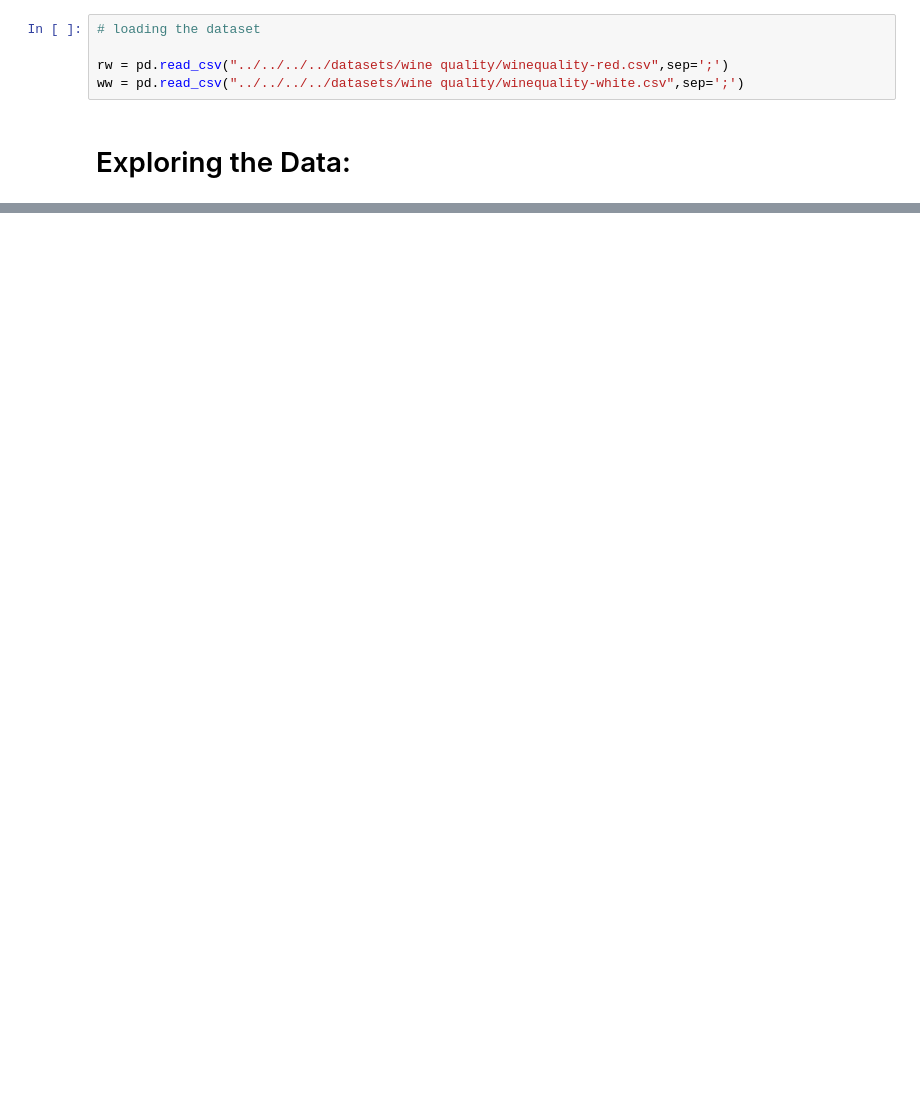
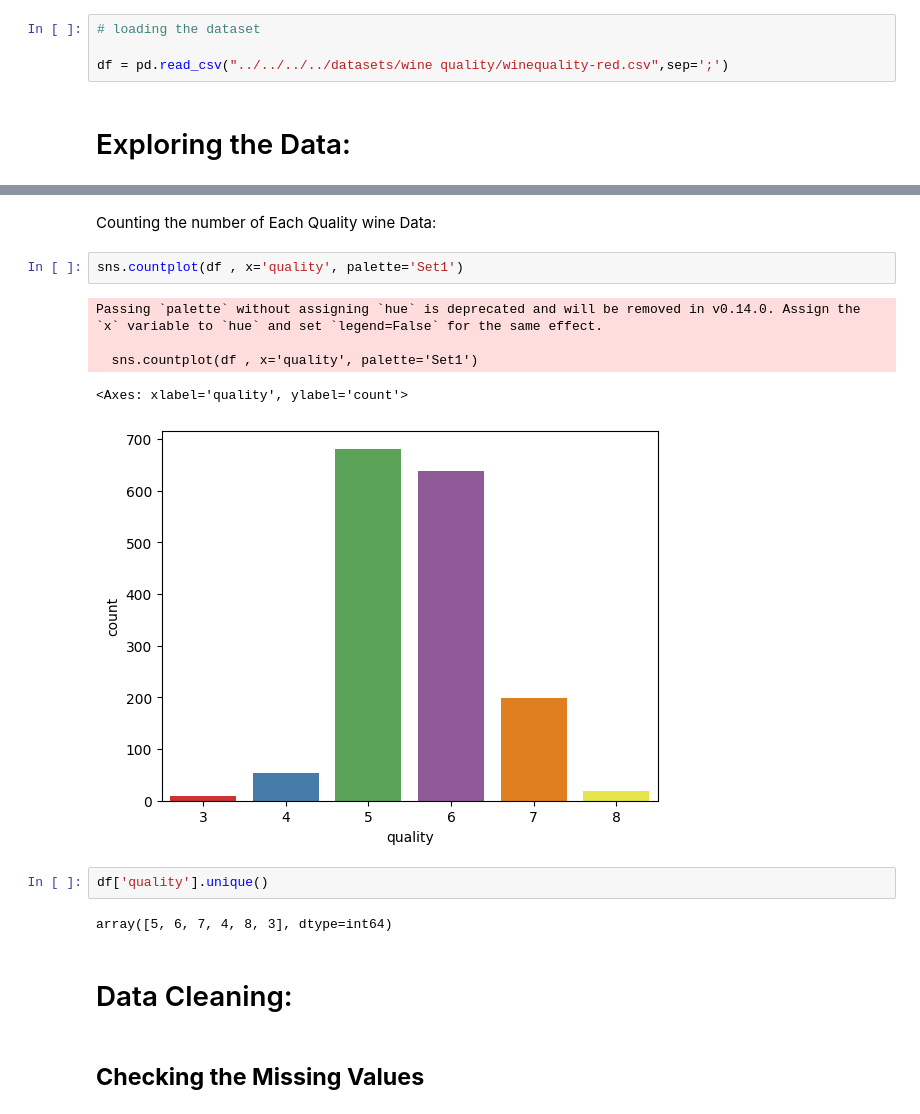
Before and after one commit to shaheeralics/Data-Science-Learning-With-Projects, a Jupyter notebook: Practice/3_Machine Learning/01_Supervised Machine Learning/Ensemble Models/practice on ensemble models.ipynb, the cells around one changed output, grey strips where cells are left out. Drawn from its saved outputs; the diff is of its cells as text; blank space fills up the shorter version.

```diff
--- a/Practice/3_Machine Learning/01_Supervised Machine Learning/Ensemble Models/practice on ensemble models.ipynb
+++ b/Practice/3_Machine Learning/01_Supervised Machine Learning/Ensemble Models/practice on ensemble models.ipynb
@@ -91,8 +91,7 @@ from sklearn.ensemble import StackingClassifier, StackingRegressor
 # %%
 # loading the dataset
 
-rw = pd.read_csv("../../../../datasets/wine quality/winequality-red.csv",sep=';')
-ww = pd.read_csv("../../../../datasets/wine quality/winequality-white.csv",sep=';')
+df = pd.read_csv("../../../../datasets/wine quality/winequality-red.csv",sep=';')
 # %% [markdown]
 # Exploring the Data:
 # %%
@@ -116,0 +152,18 @@ ww.head()
+# %% [markdown]
+Counting the number of Each Quality wine Data:
+# %%
+sns.countplot(df , x='quality', palette='Set1')
+# %% [output]
+Passing `palette` without assigning `hue` is deprecated and will be removed in v0.14.0. Assign the `x` variable to `hue` and set `legend=False` for the same effect.
+
+  sns.countplot(df , x='quality', palette='Set1')
+<Axes: xlabel='quality', ylabel='count'>
+[figure, added]
+# %%
+df['quality'].unique()
+# %% [output]
+array([5, 6, 7, 4, 8, 3], dtype=int64)
+# %% [markdown]
+# Data Cleaning:
+# %% [markdown]
+## **Checking the Missing Values**
```
Also changed, not shown: parts of 24 cells of this notebook, 4 other files.
